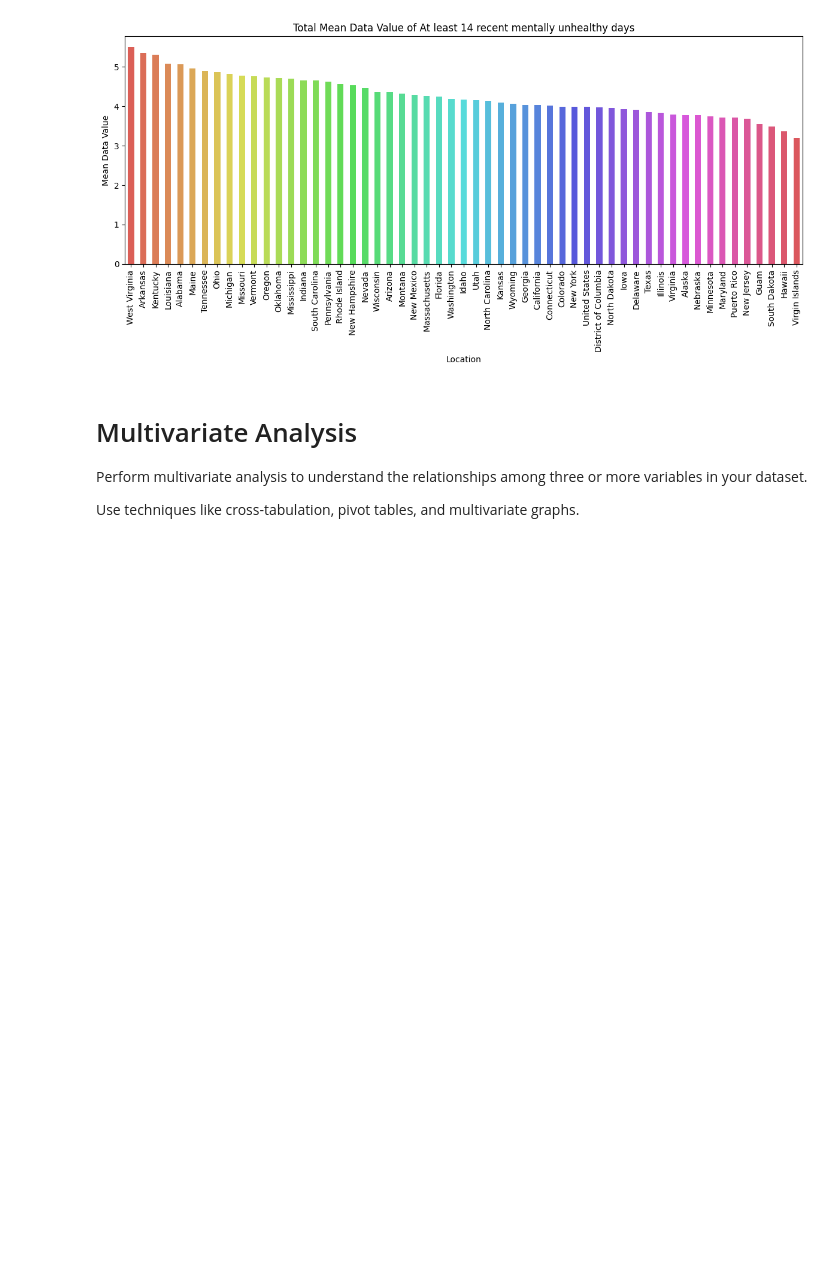
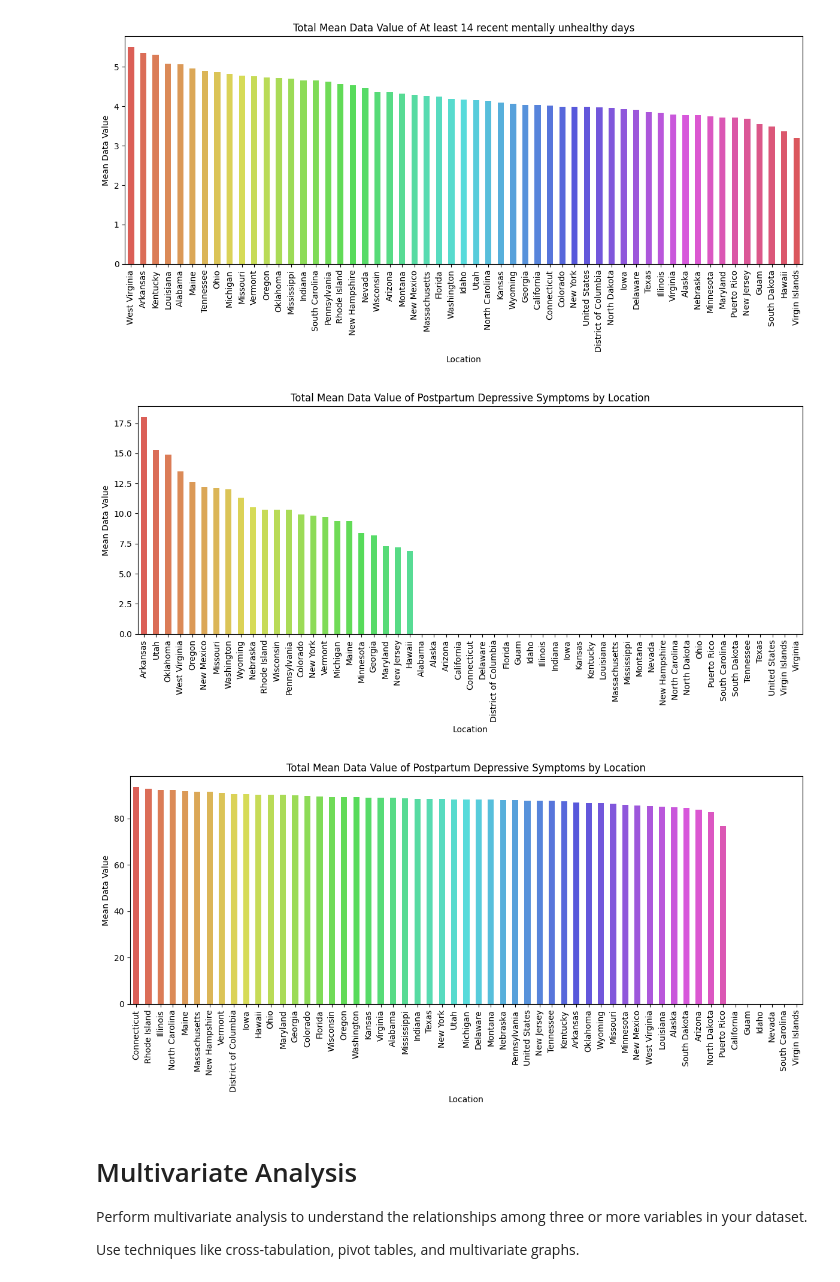
Before and after one commit to jrmcmill/618-project, a Jupyter notebook: V2Project-Description.ipynb, the cells around one changed output. Cells and saved outputs as stored; diff of their text form; code cells hidden in the pictures; blank space fills up the shorter version.

```diff
--- a/V2Project-Description.ipynb
+++ b/V2Project-Description.ipynb
@@ -762,21 +762,24 @@ plt.show()
 # %% [output]
 [figure]
 # %%
-repro_natl_postpartum_depression = national_merged_MR[national_merged_MR['Question'] == 'Postpartum depressive symptoms']
+repro_natl_postpartum_depression = national_merged_MR[national_merged_MR['Question'] == 'Postpartum checkup']
 
 # Group by 'LocationDesc' and calculate the mean data value for each location
 grouped_repro_postpartum_depression = repro_natl_postpartum_depression.groupby('LocationDesc')['DataValue'].mean().sort_values(ascending=False)
 
 # Create a color palette
 palette = sns.color_palette("hls", len(grouped_repro_postpartum_depression))
 
 grouped_repro_postpartum_depression.plot(kind='bar', figsize=(12, 6), color=palette)
 plt.title('Total Mean Data Value of Postpartum Depressive Symptoms by Location')
 plt.xlabel('Location')
 plt.ylabel('Mean Data Value')
 plt.xticks(rotation=90)
 plt.tight_layout()
 plt.show()
+# %% [output]
+[figure, added]
+[figure, added]
 # %% [markdown]
 # Multivariate Analysis
 Perform multivariate analysis to understand the relationships among three or more variables in your dataset.
```
